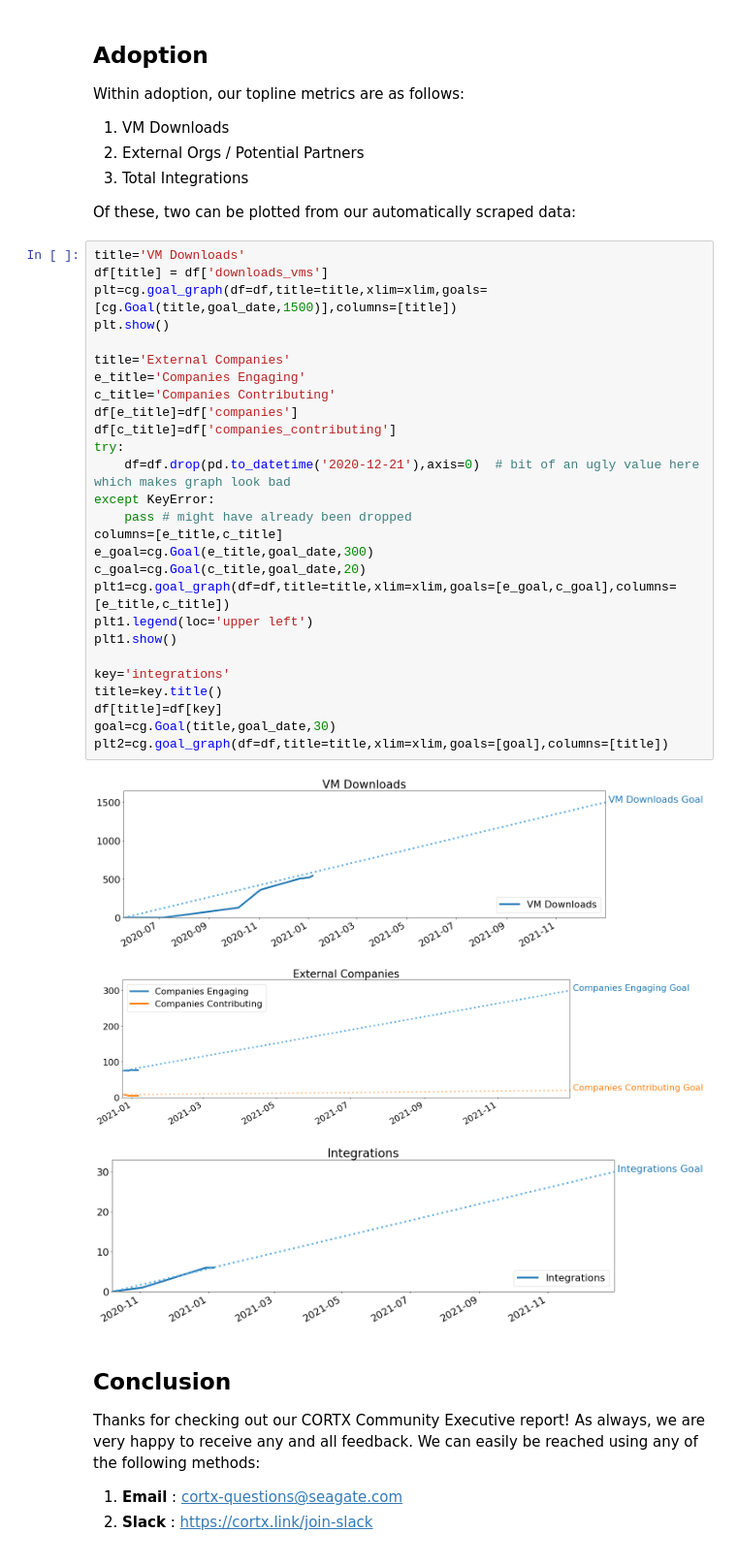
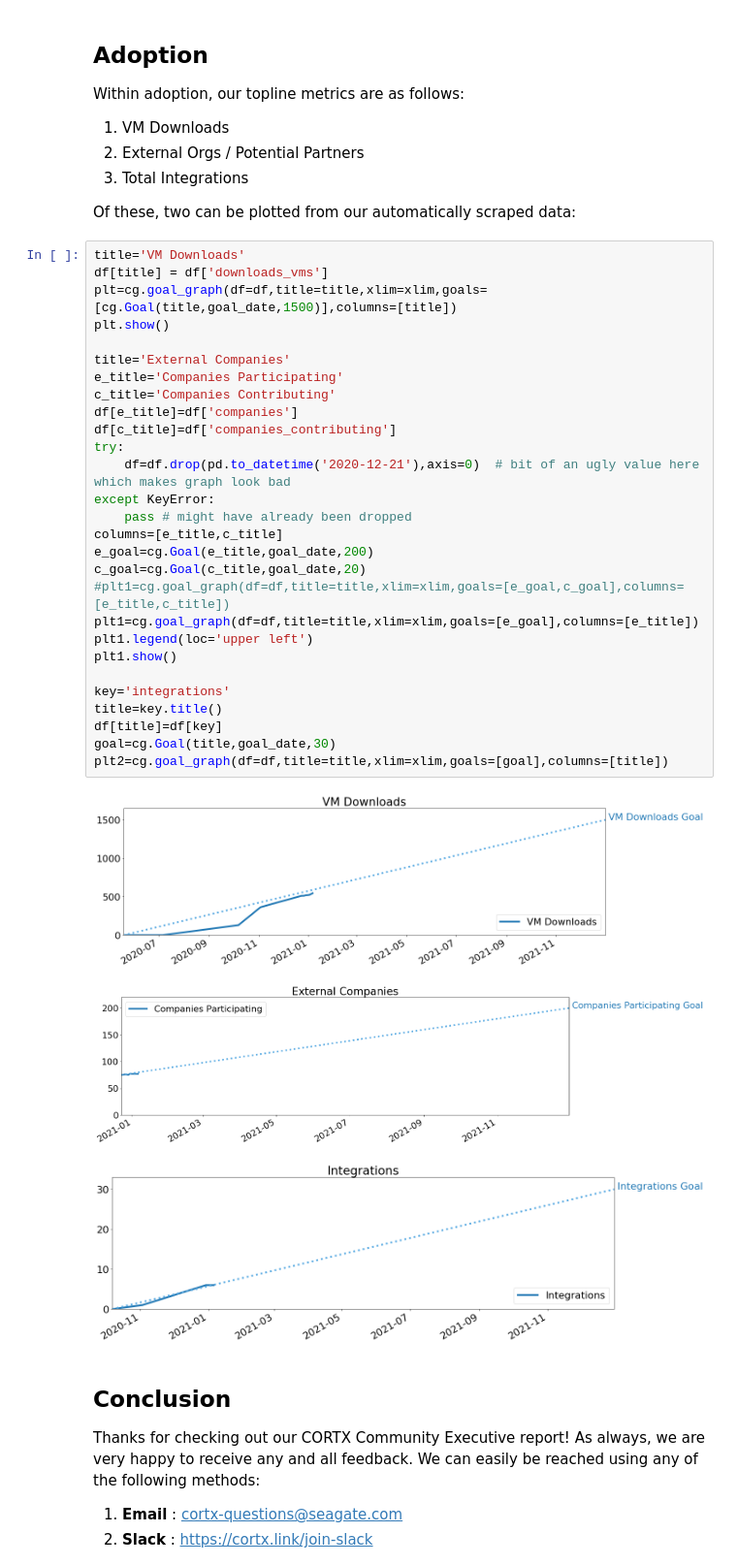
Before and after one commit to Seagate/cortx, a Jupyter notebook: metrics/CORTX_Metrics_Topline_Report.ipynb, the cells around one changed output. Shown: that part at 97% size. Cells and saved outputs as stored; diff of their text form.

```diff
--- a/metrics/CORTX_Metrics_Topline_Report.ipynb
+++ b/metrics/CORTX_Metrics_Topline_Report.ipynb
@@ -192,33 +195,34 @@ Of these, two can be plotted from our automatically scraped data:
 # %%
 title='VM Downloads'
 df[title] = df['downloads_vms']
 plt=cg.goal_graph(df=df,title=title,xlim=xlim,goals=[cg.Goal(title,goal_date,1500)],columns=[title])
 plt.show()
 
 title='External Companies'
-e_title='Companies Engaging'
+e_title='Companies Participating'
 c_title='Companies Contributing'
 df[e_title]=df['companies']
 df[c_title]=df['companies_contributing']
 try:
     df=df.drop(pd.to_datetime('2020-12-21'),axis=0)  # bit of an ugly value here which makes graph look bad
 except KeyError:
     pass # might have already been dropped
 columns=[e_title,c_title]
-e_goal=cg.Goal(e_title,goal_date,300)
+e_goal=cg.Goal(e_title,goal_date,200)
 c_goal=cg.Goal(c_title,goal_date,20)
-plt1=cg.goal_graph(df=df,title=title,xlim=xlim,goals=[e_goal,c_goal],columns=[e_title,c_title])
+#plt1=cg.goal_graph(df=df,title=title,xlim=xlim,goals=[e_goal,c_goal],columns=[e_title,c_title])
+plt1=cg.goal_graph(df=df,title=title,xlim=xlim,goals=[e_goal],columns=[e_title])
 plt1.legend(loc='upper left')
 plt1.show()
 
 key='integrations'
 title=key.title()
 df[title]=df[key]
 goal=cg.Goal(title,goal_date,30)
 plt2=cg.goal_graph(df=df,title=title,xlim=xlim,goals=[goal],columns=[title])
 # %% [output]
 [figure]
-[figure, old version]
+[figure, new version]
 [figure]
 # %% [markdown]
 ## Conclusion
```
Also changed, not shown: parts of 3 cells of this notebook, 1 other file.
